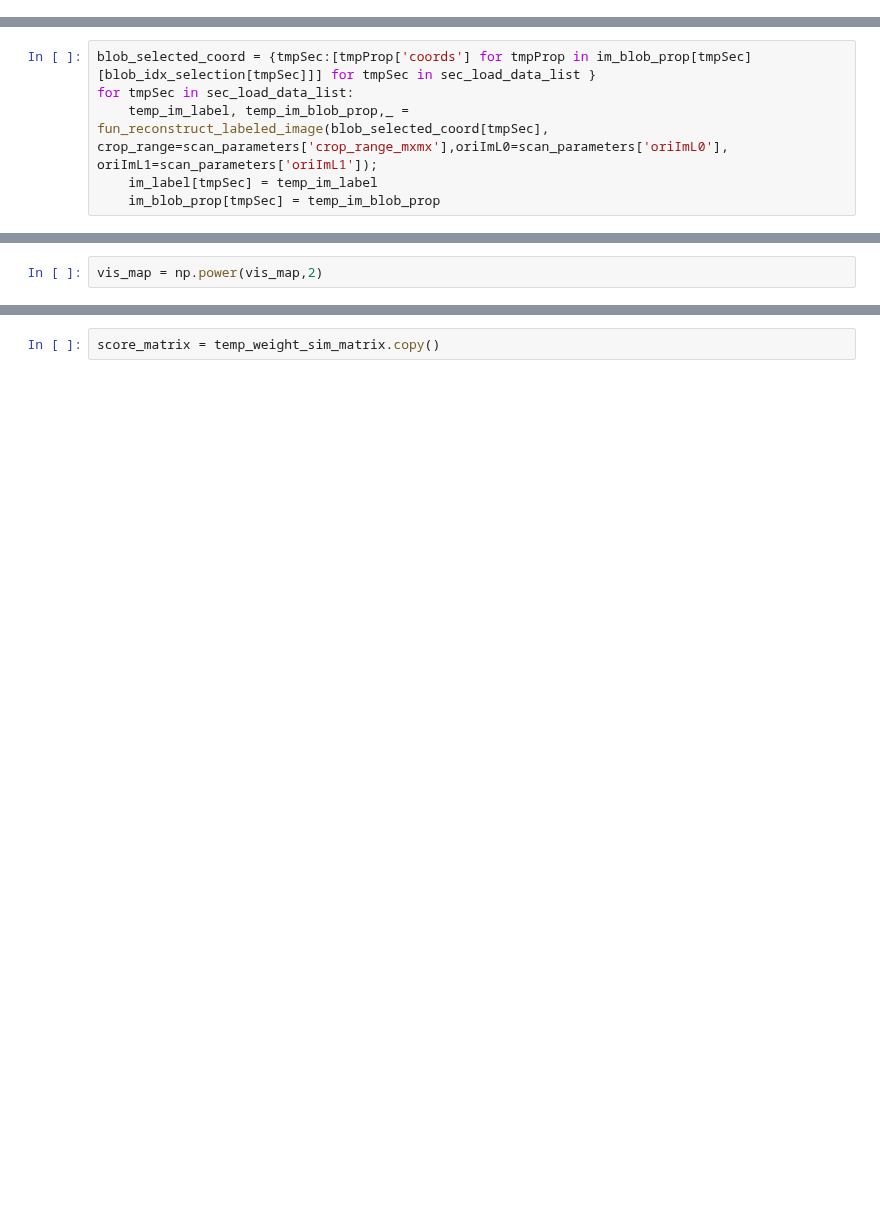
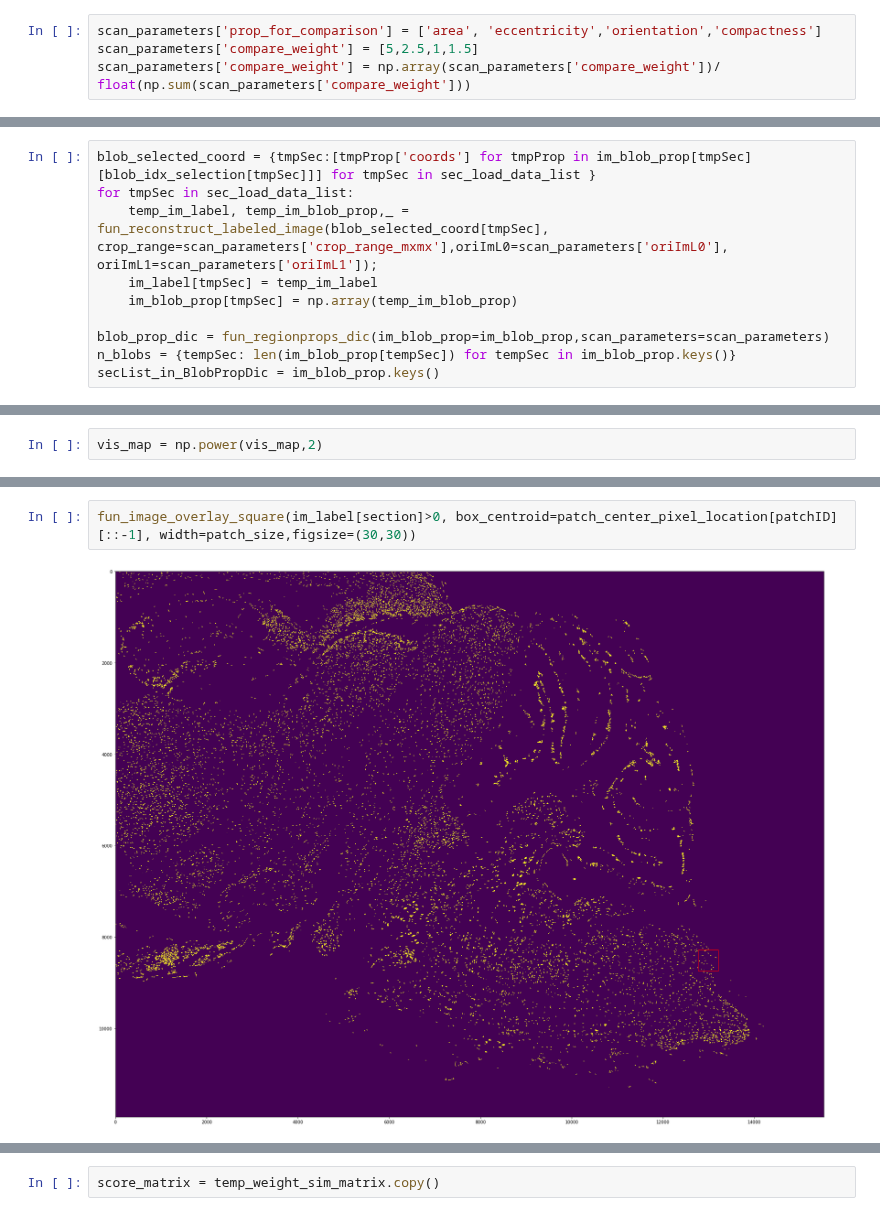
Before and after one commit to xiangjiph/MouseBrainAtlas, a Jupyter notebook: XJ/Region_Matching_0.0.ipynb, the cells around one changed output, grey strips where cells are left out. Drawn from its saved outputs; the diff is of its cells as text; blank space fills up the shorter version.

```diff
--- a/XJ/Region_Matching_0.0.ipynb
+++ b/XJ/Region_Matching_0.0.ipynb
@@ -72,6 +89,10 @@ scan_parameters['builtInProps'] = ['centroid','orientation', 'eccentricity','are
 scan_parameters['prop_to_save'] = ['coords','moments_hu','centroid','area','eccentricity','equivalent_diameter']
 scan_parameters['scan_outside_margin'] = 1000
 stack = scan_parameters['stack']
+# %%
+scan_parameters['prop_for_comparison'] = ['area', 'eccentricity','orientation','compactness']
+scan_parameters['compare_weight'] = [5,2.5,1,1.5]
+scan_parameters['compare_weight'] = np.array(scan_parameters['compare_weight'])/ float(np.sum(scan_parameters['compare_weight']))
 # %%
 scan_parameters['secList'] = fun_get_valid_section_list(stack=stack)
 # %%
@@ -162,7 +183,11 @@ blob_selected_coord = {tmpSec:[tmpProp['coords'] for tmpProp in im_blob_prop[tmp
 for tmpSec in sec_load_data_list:
     temp_im_label, temp_im_blob_prop,_ = fun_reconstruct_labeled_image(blob_selected_coord[tmpSec], crop_range=scan_parameters['crop_range_mxmx'],oriImL0=scan_parameters['oriImL0'], oriImL1=scan_parameters['oriImL1']);
     im_label[tmpSec] = temp_im_label
-    im_blob_prop[tmpSec] = temp_im_blob_prop
+    im_blob_prop[tmpSec] = np.array(temp_im_blob_prop)
+
+blob_prop_dic = fun_regionprops_dic(im_blob_prop=im_blob_prop,scan_parameters=scan_parameters)
+n_blobs = {tempSec: len(im_blob_prop[tempSec]) for tempSec in im_blob_prop.keys()}
+secList_in_BlobPropDic = im_blob_prop.keys()
 # %% [markdown]
 ### Compute similarity dataset
 # %%
@@ -261,0 +315,4 @@ plt.colorbar()
+# %%
+fun_image_overlay_square(im_label[section]>0, box_centroid=patch_center_pixel_location[patchID][::-1], width=patch_size,figsize=(30,30))
+# %% [output]
+[figure, added]
```
Also changed, not shown: parts of 50 cells of this notebook, 1 other file.
